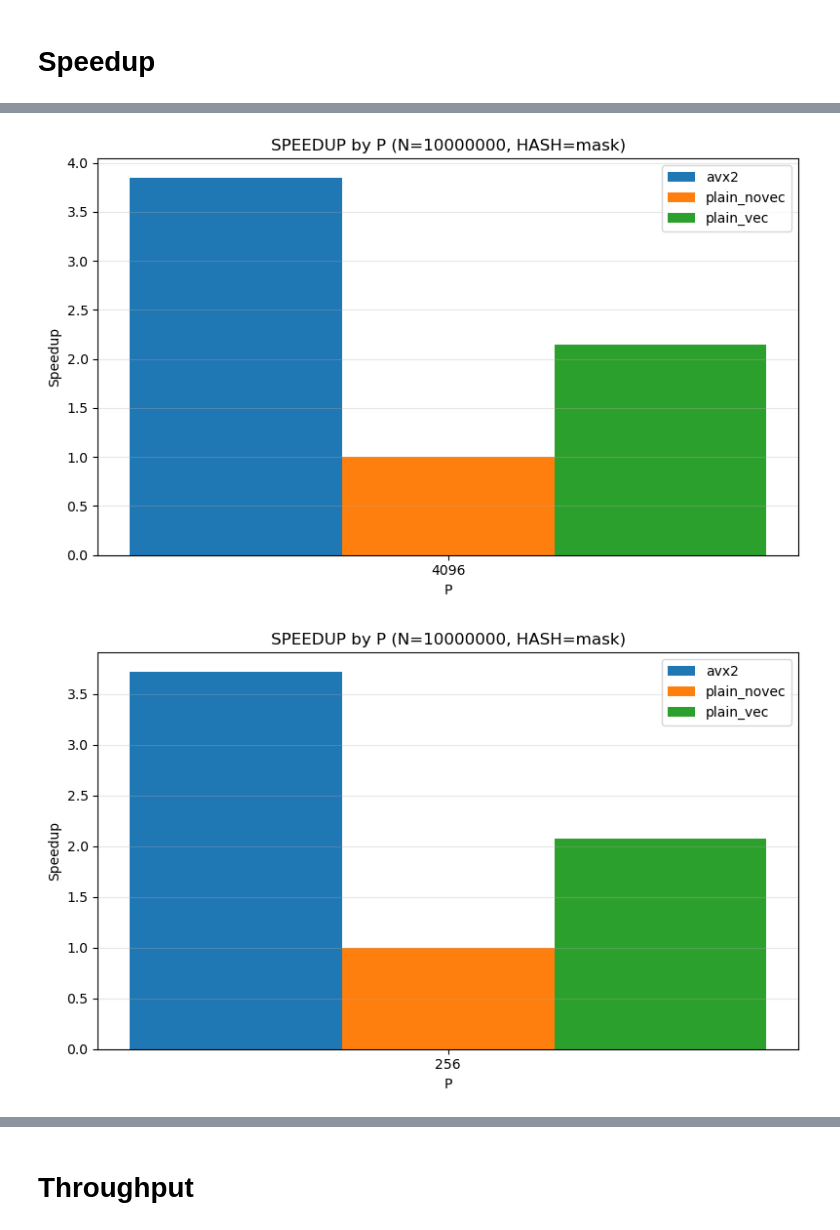
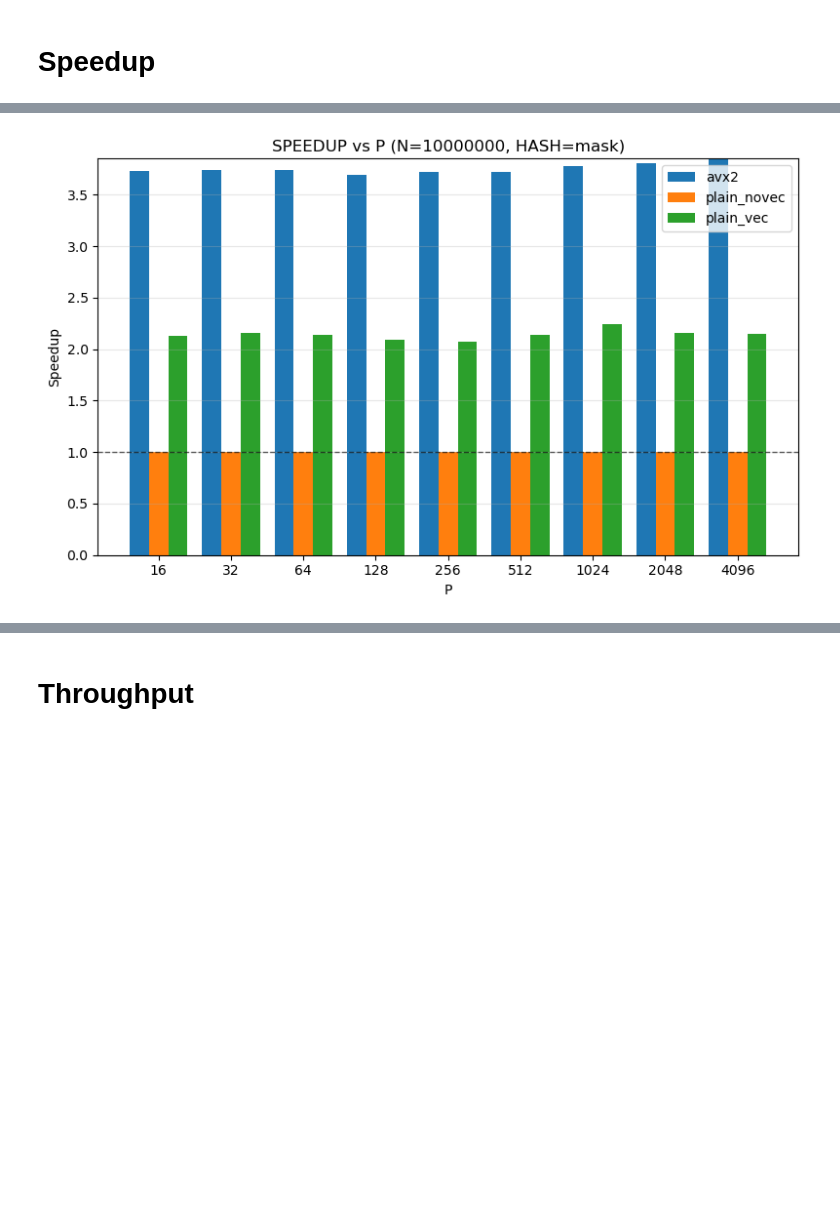
Before and after one commit to GianlucaPanzani/Optimization-of-Partitioned-Hash-Join-with-Duplicates, a Jupyter notebook: src/stable_statistics.ipynb, the cells around one changed output, grey strips where cells are left out. Drawn from its saved outputs; the diff is of its cells as text; code cells hidden in the pictures; blank space fills up the shorter version.

```diff
--- a/src/stable_statistics.ipynb
+++ b/src/stable_statistics.ipynb
@@ -150,37 +150,49 @@ speedup_avg_df.head(10)
 | 8 | 10000000 | 64 | mask | plain_vec | 180344641600089295815274362764746... | 7.690071e+08 | 0.026058 | 1.827418 | ... |
 | 9 | 10000000 | 128 | mask | avx2 | 828092705345092126168164542879593... | 1.340412e+09 | 0.014928 | 1.795570 | ... |
 # %%
-for (fixed_N, fixed_HASH, fixed_CHECKSUM), subdf in speedup_avg_df.groupby(["N", "HASH", "CHECKSUM"]):
+GLOBAL_SPEEDUP_YMAX = speedup_avg_df["SPEEDUP"].max()
+for (fixed_N, fixed_HASH), subdf in speedup_avg_df.groupby(["N", "HASH"]):
     plot_df = subdf.sort_values(["P", "EXEC_TYPE"])
-    if plot_df.empty:
+
+    p_values = sorted(plot_df["P"].unique())
+    x_positions = list(range(len(p_values)))
+    exec_types = sorted(plot_df["EXEC_TYPE"].dropna().unique())
+
+    if not exec_types:
         continue
 
-    p_values = sorted(plot_df["P"].unique())
-    exec_types = sorted(plot_df["EXEC_TYPE"].unique())
-    p_to_x = {p: idx for idx, p in enumerate(p_values)}
-    bar_width = 0.8 / max(len(exec_types), 1)
-    center_offset = (len(exec_types) - 1) / 2
+    bar_width = 0.8 / len(exec_types)
 
     plt.figure(figsize=(8, 5))
+
     for idx, exec_type in enumerate(exec_types):
         g = plot_df[plot_df["EXEC_TYPE"] == exec_type].sort_values("P")
-        x_positions = [p_to_x[p] + (idx - center_offset) * bar_width for p in g["P"]]
+        values_by_p = g.set_index("P")["SPEEDUP"].to_dict()
+        heights = [values_by_p.get(p, float("nan")) for p in p_values]
+        offsets = [
+            x + (idx - (len(exec_types) - 1) / 2) * bar_width
+            for x in x_positions
+        ]
+
         plt.bar(
-            x_positions,
-            g["SPEEDUP"],
+            offsets,
+            heights,
             width=bar_width,
             color=exec_type_colors.get(exec_type, "tab:gray"),
-            label=f"{exec_type}",
+            label=exec_type,
         )
 
-    plt.xticks(range(len(p_values)), p_values)
+    if pd.notna(GLOBAL_SPEEDUP_YMAX):
+        plt.ylim(0, GLOBAL_SPEEDUP_YMAX)
+
+    plt.axhline(1.0, color="black", linestyle="--", linewidth=1, alpha=0.6)
+    plt.xticks(x_positions, p_values)
     plt.xlabel("P")
     plt.ylabel("Speedup")
-    plt.title(f"SPEEDUP by P (N={fixed_N}, HASH={fixed_HASH})")
-    plt.grid(True, axis="y", alpha=0.3)
+    plt.title(f"SPEEDUP vs P (N={fixed_N}, HASH={fixed_HASH})")
+    plt.grid(axis="y", alpha=0.3)
     plt.legend()
     plt.tight_layout()
     plt.show()
 # %% [output]
-[figure, old version]
+[figure, new version]
-[figure, removed]
```
Also changed, not shown: parts of 2 cells of this notebook, 18 other files.
